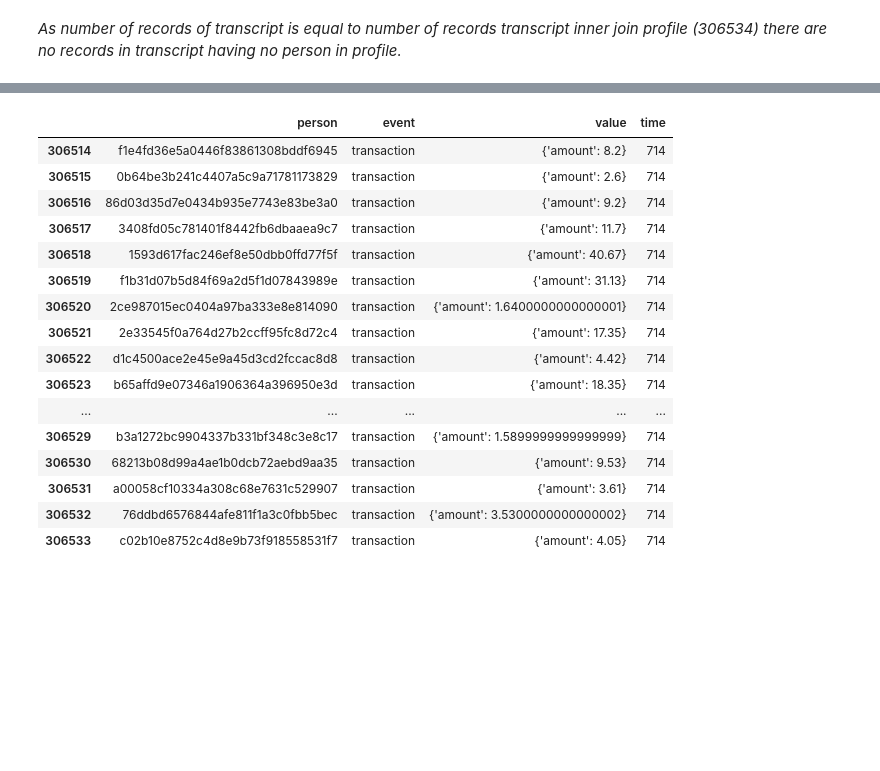
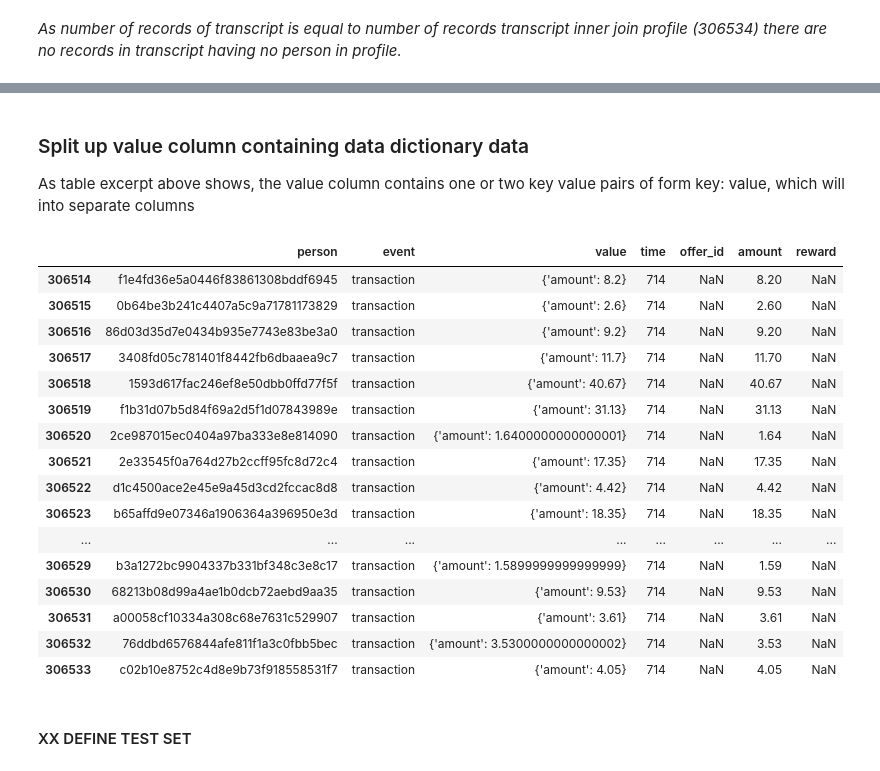
Before and after one commit to Oliver-Balb/Starbucks, a Jupyter notebook: Starbucks_Capstone_notebook.ipynb, the cells around one changed output, grey strips where cells are left out. Saved outputs shown, nothing was run; the diff lists cells and outputs as text; code cells hidden in the pictures; blank space fills up the shorter version.

```diff
--- a/Starbucks_Capstone_notebook.ipynb
+++ b/Starbucks_Capstone_notebook.ipynb
@@ -279,20 +243,59 @@ TypeError: expected string or bytes-like object, got 'dict'
-# %%
-transcript.tail(20)
-# %% [output]
-|  | person | event | value | time |
-| 306514 | f1e4fd36e5a0446f83861308bddf6945 | transaction | {'amount': 8.2} | 714 |
-| 306515 | 0b64be3b241c4407a5c9a71781173829 | transaction | {'amount': 2.6} | 714 |
-| 306516 | 86d03d35d7e0434b935e7743e83be3a0 | transaction | {'amount': 9.2} | 714 |
-| 306517 | 3408fd05c781401f8442fb6dbaaea9c7 | transaction | {'amount': 11.7} | 714 |
-| 306518 | 1593d617fac246ef8e50dbb0ffd77f5f | transaction | {'amount': 40.67} | 714 |
-| 306519 | f1b31d07b5d84f69a2d5f1d07843989e | transaction | {'amount': 31.13} | 714 |
-| 306520 | 2ce987015ec0404a97ba333e8e814090 | transaction | {'amount': 1.6400000000000001} | 714 |
-| 306521 | 2e33545f0a764d27b2ccff95fc8d72c4 | transaction | {'amount': 17.35} | 714 |
-| 306522 | d1c4500ace2e45e9a45d3cd2fccac8d8 | transaction | {'amount': 4.42} | 714 |
-| 306523 | b65affd9e07346a1906364a396950e3d | transaction | {'amount': 18.35} | 714 |
-| ... | ... | ... | ... | ... |
-| 306529 | b3a1272bc9904337b331bf348c3e8c17 | transaction | {'amount': 1.5899999999999999} | 714 |
-| 306530 | 68213b08d99a4ae1b0dcb72aebd9aa35 | transaction | {'amount': 9.53} | 714 |
-| 306531 | a00058cf10334a308c68e7631c529907 | transaction | {'amount': 3.61} | 714 |
-| 306532 | 76ddbd6576844afe811f1a3c0fbb5bec | transaction | {'amount': 3.5300000000000002} | 714 |
-| 306533 | c02b10e8752c4d8e9b73f918558531f7 | transaction | {'amount': 4.05} | 714 |
+# %% [markdown]
+### Split up value column containing data dictionary data
+As table excerpt above shows, the value column contains one or two key value pairs of form key: value, which will into separate columns
+# %%
+def split_dict_into_cols(df, col):
+    '''
+    For an entire Pandas dataframe normalize the dictionary value pairs from
+    column col into individual columns named by key value.
+    Correct misspelled keys for "offer_id"
+
+    Arguments:
+    df - Pandas dataframe
+    col - Column name containing dictionary values as strings
+
+    Returns:
+    df_result - Dataframe with multivalue column normalized into separate columns
+    df_conversion_errors - Dataframe with rows that failed to convert
+    '''
+
+    # Initialize a list to store rows that fail to convert
+    conversion_errors = []
+
+    # Iterate over each row in the dataframe
+    for index, row in df.iterrows():
+
+        dictval = row[col]
+        for key, value in dictval.items():
+            # Correct misspelled keys for "offer_id"
+            if key == 'offer id':
+                key = 'offer_id'
+            # print(f"Key: {key}, Value: {value}")
+            #df.loc[index, key] = value
+            df.loc[index, (key)] = value
+
+    return df
+
+transcript_norm = split_dict_into_cols(transcript, 'value')
+
+transcript_norm.tail(20)
+# %% [output]
+|  | person | event | value | time | offer_id | amount | reward |
+| 306514 | f1e4fd36e5a0446f83861308bddf6945 | transaction | {'amount': 8.2} | 714 | NaN | 8.20 | NaN |
+| 306515 | 0b64be3b241c4407a5c9a71781173829 | transaction | {'amount': 2.6} | 714 | NaN | 2.60 | NaN |
+| 306516 | 86d03d35d7e0434b935e7743e83be3a0 | transaction | {'amount': 9.2} | 714 | NaN | 9.20 | NaN |
+| 306517 | 3408fd05c781401f8442fb6dbaaea9c7 | transaction | {'amount': 11.7} | 714 | NaN | 11.70 | NaN |
+| 306518 | 1593d617fac246ef8e50dbb0ffd77f5f | transaction | {'amount': 40.67} | 714 | NaN | 40.67 | NaN |
+| 306519 | f1b31d07b5d84f69a2d5f1d07843989e | transaction | {'amount': 31.13} | 714 | NaN | 31.13 | NaN |
+| 306520 | 2ce987015ec0404a97ba333e8e814090 | transaction | {'amount': 1.6400000000000001} | 714 | NaN | 1.64 | NaN |
+| 306521 | 2e33545f0a764d27b2ccff95fc8d72c4 | transaction | {'amount': 17.35} | 714 | NaN | 17.35 | NaN |
+| 306522 | d1c4500ace2e45e9a45d3cd2fccac8d8 | transaction | {'amount': 4.42} | 714 | NaN | 4.42 | NaN |
+| 306523 | b65affd9e07346a1906364a396950e3d | transaction | {'amount': 18.35} | 714 | NaN | 18.35 | NaN |
+| ... | ... | ... | ... | ... | ... | ... | ... |
+| 306529 | b3a1272bc9904337b331bf348c3e8c17 | transaction | {'amount': 1.5899999999999999} | 714 | NaN | 1.59 | NaN |
+| 306530 | 68213b08d99a4ae1b0dcb72aebd9aa35 | transaction | {'amount': 9.53} | 714 | NaN | 9.53 | NaN |
+| 306531 | a00058cf10334a308c68e7631c529907 | transaction | {'amount': 3.61} | 714 | NaN | 3.61 | NaN |
+| 306532 | 76ddbd6576844afe811f1a3c0fbb5bec | transaction | {'amount': 3.5300000000000002} | 714 | NaN | 3.53 | NaN |
+| 306533 | c02b10e8752c4d8e9b73f918558531f7 | transaction | {'amount': 4.05} | 714 | NaN | 4.05 | NaN |
+# %% [markdown]
+#### XX DEFINE TEST SET
```
Also changed, not shown: parts of 12 cells of this notebook, 8 other files.
